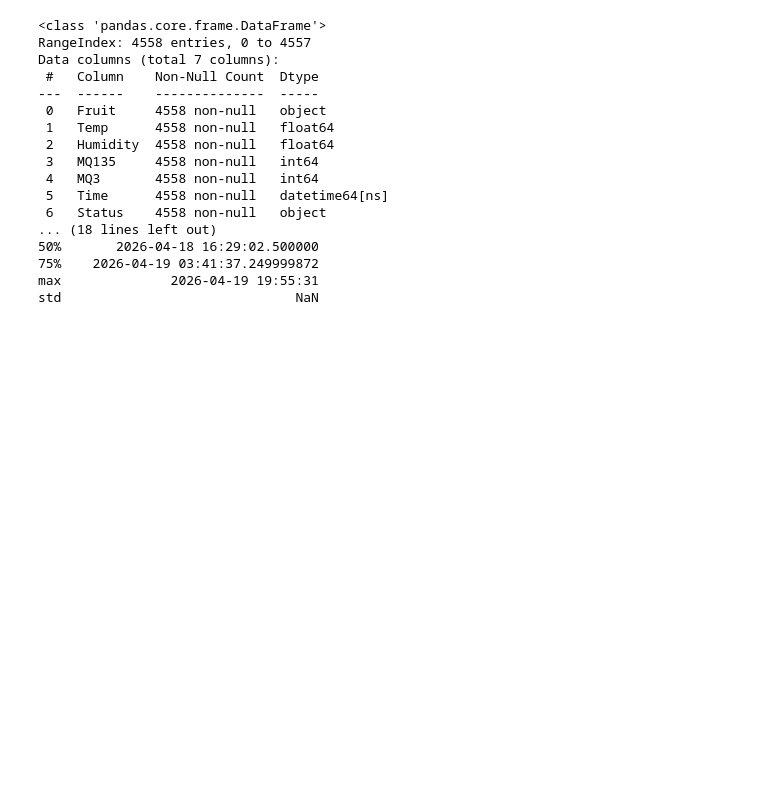
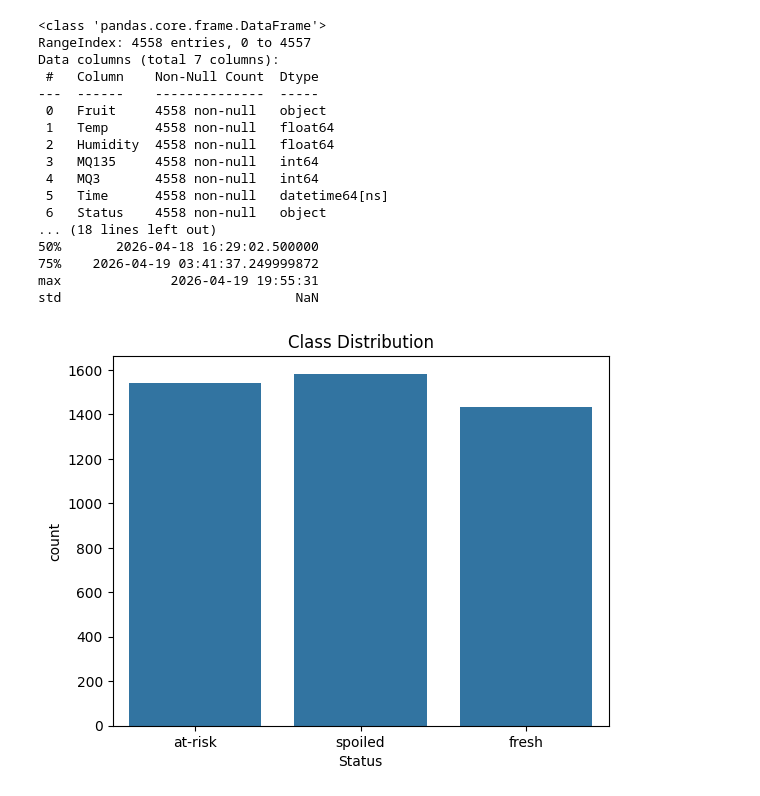
Before and after one commit to SiyumiJayawardhane/freshsense-imagemodel, a Jupyter notebook: Food_Spoilage_Detection.ipynb, the cells around one changed output. Cells and saved outputs as stored; diff of their text form; code cells hidden in the pictures; blank space fills up the shorter version.

```diff
--- a/Food_Spoilage_Detection.ipynb
+++ b/Food_Spoilage_Detection.ipynb
@@ -144,3 +144,12 @@ Data columns (total 7 columns):
 75%    2026-04-19 03:41:37.249999872
 max              2026-04-19 19:55:31
 std                              NaN
+# %%
+# Create a count plot to visualize the distribution of 'Status' (class distribution)
+sns.countplot(x='Status', data=df)
+# Set the title of the plot
+plt.title("Class Distribution")
+# Display the plot
+plt.show()
+# %% [output]
+[figure, added]
```
Also changed, not shown: parts of 1 cell of this notebook.
